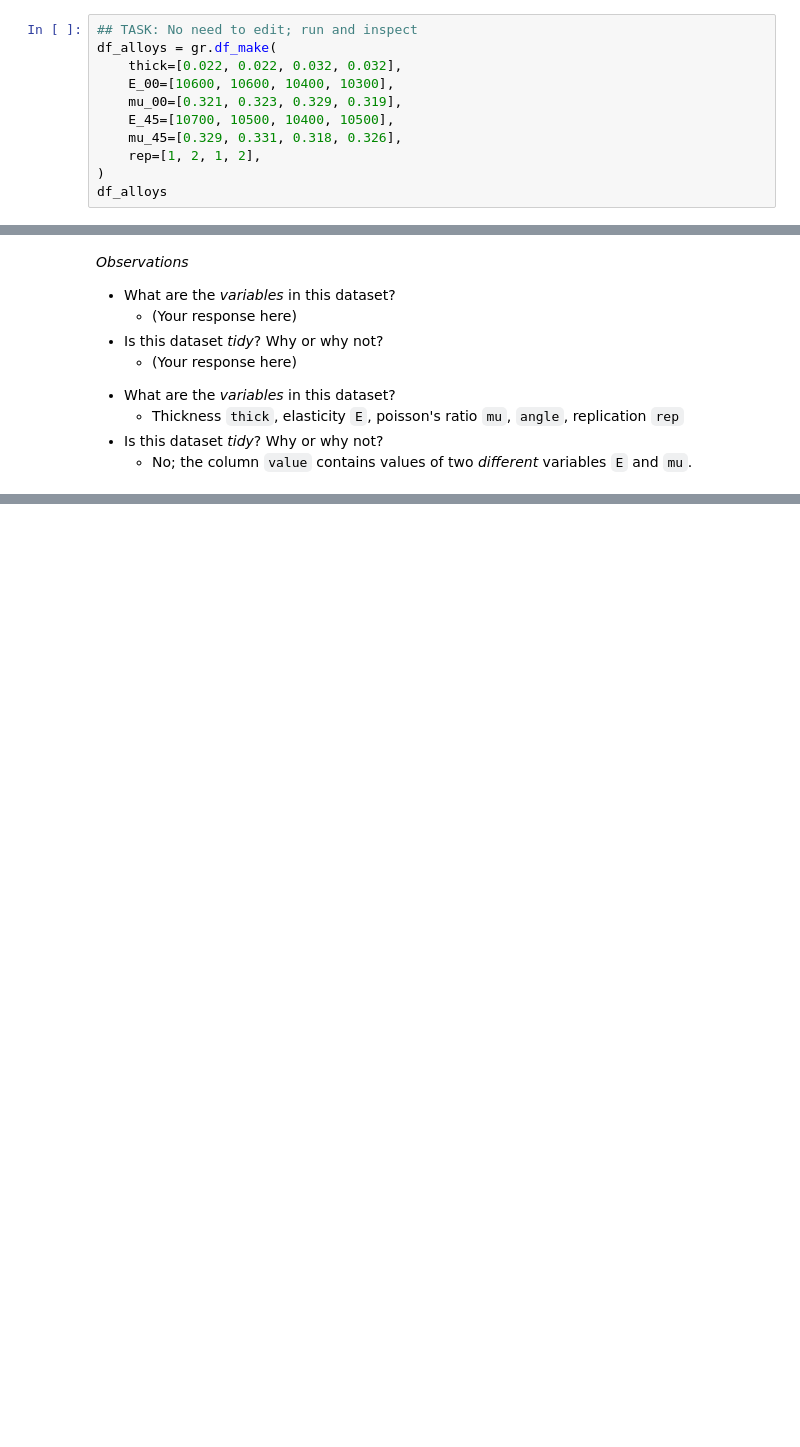
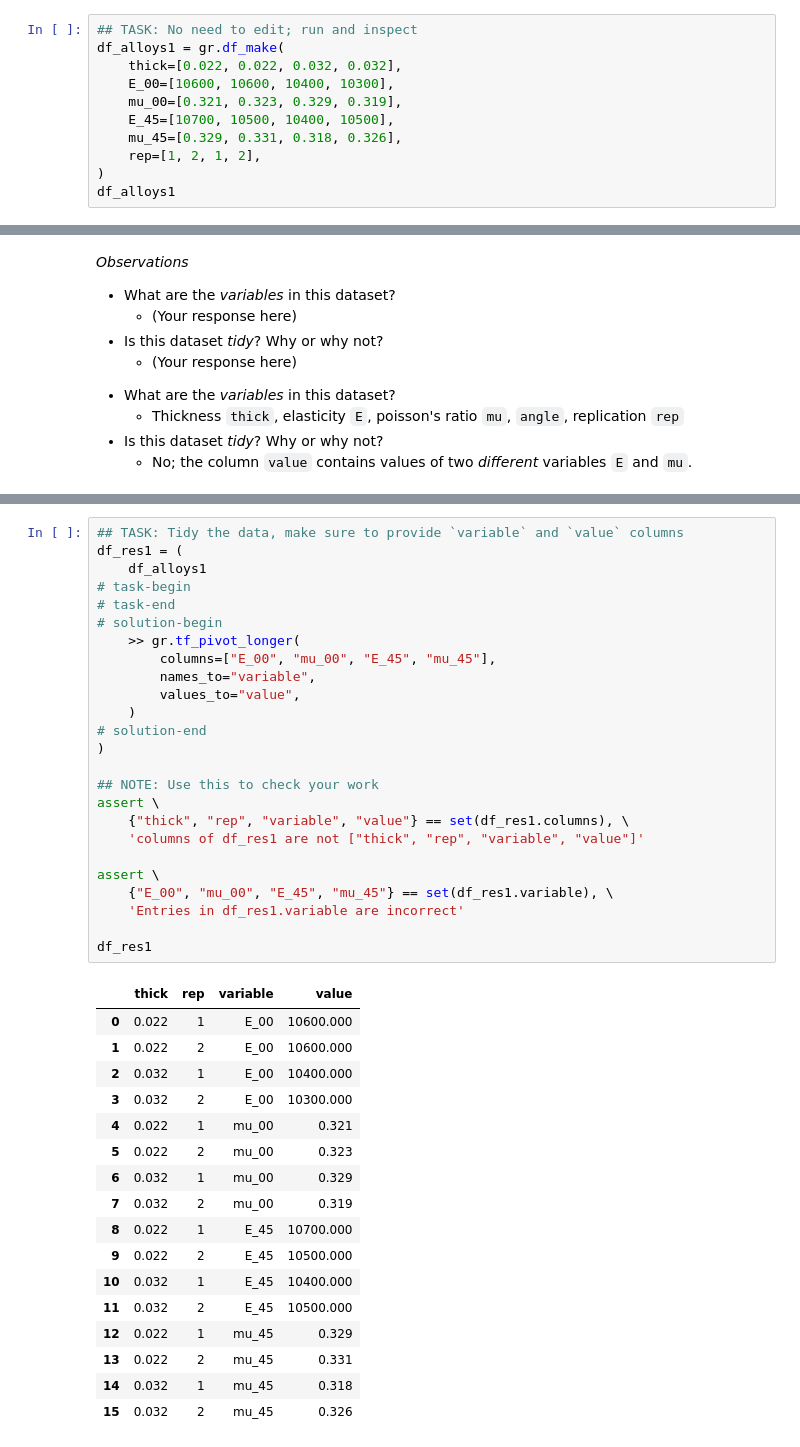
Before and after one commit to zdelrosario/evc-course, a Jupyter notebook: exercises/e-data03-pivot-master.ipynb, the cells around one changed output, grey strips where cells are left out. Cells and saved outputs as stored; diff of their text form; blank space fills up the shorter version.

Commit message:
outline e-data03

```diff
--- a/exercises/e-data03-pivot-master.ipynb
+++ b/exercises/e-data03-pivot-master.ipynb
@@ -141,7 +143,7 @@ df_cases
 Inspect the following dataset; answer the questions under *observations* below.
 # %%
 ## TASK: No need to edit; run and inspect
-df_alloys = gr.df_make(
+df_alloys1 = gr.df_make(
     thick=[0.022, 0.022, 0.032, 0.032],
     E_00=[10600, 10600, 10400, 10300],
     mu_00=[0.321, 0.323, 0.329, 0.319],
@@ -149,7 +151,7 @@ df_alloys = gr.df_make(
     mu_45=[0.329, 0.331, 0.318, 0.326],
     rep=[1, 2, 1, 2],
 )
-df_alloys
+df_alloys1
 # %% [output]
 |  | thick | E_00 | mu_00 | E_45 | mu_45 | rep |
 | 0 | 0.022 | 10600 | 0.321 | 10700 | 0.329 | 1 |
@@ -212,0 +284,43 @@ One of the first steps
+# %%
+## TASK: Tidy the data, make sure to provide `variable` and `value` columns
+df_res1 = (
+    df_alloys1
+# task-begin
+# task-end
+# solution-begin
+    >> gr.tf_pivot_longer(
+        columns=["E_00", "mu_00", "E_45", "mu_45"],
+        names_to="variable",
+        values_to="value",
+    )
+# solution-end
+)
+
+## NOTE: Use this to check your work
+assert \
+    {"thick", "rep", "variable", "value"} == set(df_res1.columns), \
+    'columns of df_res1 are not ["thick", "rep", "variable", "value"]'
+
+assert \
+    {"E_00", "mu_00", "E_45", "mu_45"} == set(df_res1.variable), \
+    'Entries in df_res1.variable are incorrect'
+
+df_res1
+# %% [output]
+|  | thick | rep | variable | value |
+| 0 | 0.022 | 1 | E_00 | 10600.000 |
+| 1 | 0.022 | 2 | E_00 | 10600.000 |
+| 2 | 0.032 | 1 | E_00 | 10400.000 |
+| 3 | 0.032 | 2 | E_00 | 10300.000 |
+| 4 | 0.022 | 1 | mu_00 | 0.321 |
+| 5 | 0.022 | 2 | mu_00 | 0.323 |
+| 6 | 0.032 | 1 | mu_00 | 0.329 |
+| 7 | 0.032 | 2 | mu_00 | 0.319 |
+| 8 | 0.022 | 1 | E_45 | 10700.000 |
+| 9 | 0.022 | 2 | E_45 | 10500.000 |
+| 10 | 0.032 | 1 | E_45 | 10400.000 |
+| 11 | 0.032 | 2 | E_45 | 10500.000 |
+| 12 | 0.022 | 1 | mu_45 | 0.329 |
+| 13 | 0.022 | 2 | mu_45 | 0.331 |
+| 14 | 0.032 | 1 | mu_45 | 0.318 |
+| 15 | 0.032 | 2 | mu_45 | 0.326 |
```
Also changed, not shown: parts of 23 cells of this notebook.
